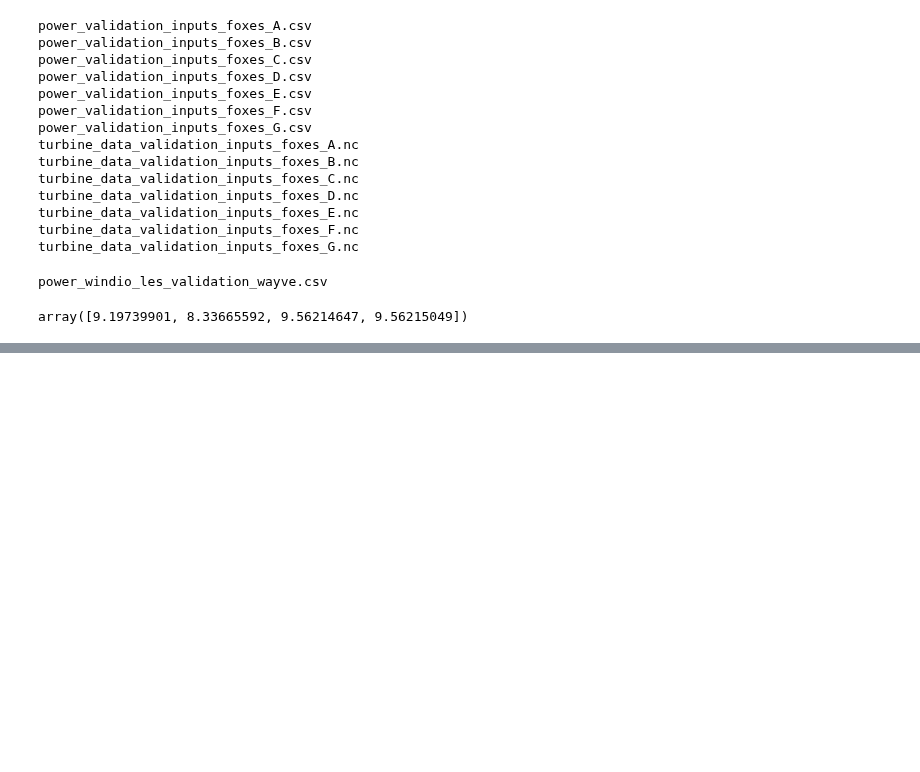
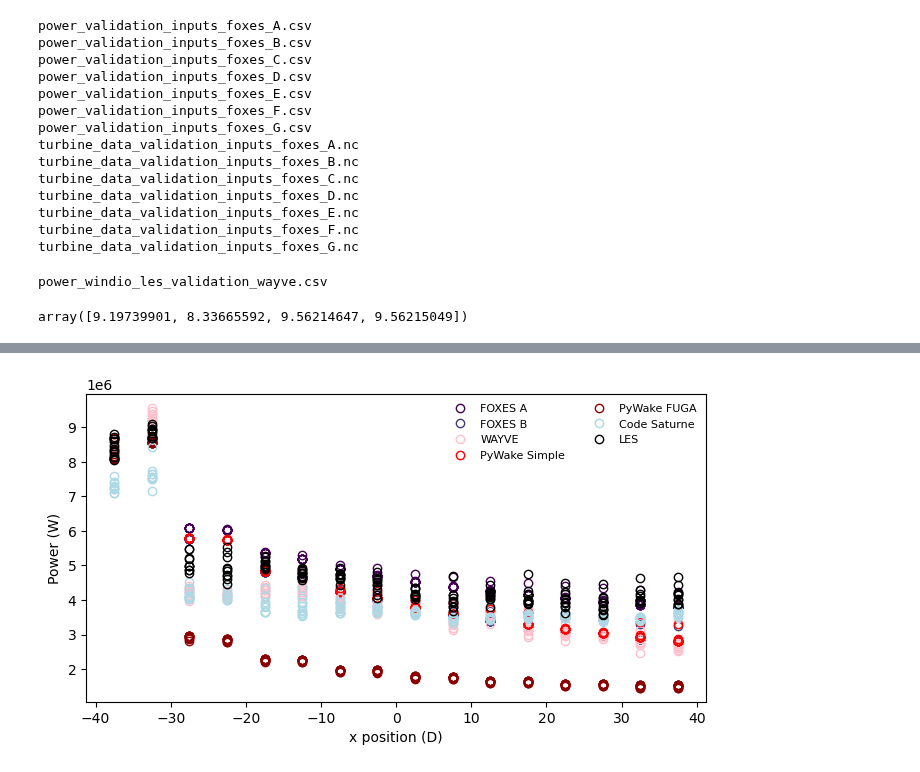
Before and after one commit to bjarketol/WIFA, a Jupyter notebook: vnv/uq_validation/validation_predictions/compare_predictions.ipynb, the cells around one changed output, grey strips where cells are left out. Cells and saved outputs as stored; diff of their text form; code cells hidden in the pictures; blank space fills up the shorter version.

```diff
--- a/vnv/uq_validation/validation_predictions/compare_predictions.ipynb
+++ b/vnv/uq_validation/validation_predictions/compare_predictions.ipynb
@@ -70,3 +72,24 @@ ok
+# %%
+D = 198.0
+x = np.array([-7425.0, -7425.0, -7425.0, -7425.0, -7425.0, -7425.0, -7425.0, -7425.0, -7425.0, -7425.0, -6435.0, -6435.0, -6435.0, -6435.0, -6435.0, -6435.0, -6435.0, -6435.0, -6435.0, -6435.0, -5445.0, -5445.0, -5445.0, -5445.0, -5445.0, -5445.0, -5445.0, -5445.0, -5445.0, -5445.0, -4455.0, -4455.0, -4455.0, -4455.0, -4455.0, -4455.0, -4455.0, -4455.0, -4455.0, -4455.0, -3465.0, -3465.0, -3465.0, -3465.0, -3465.0, -3465.0, -3465.0, -3465.0, -3465.0, -3465.0, -2475.0, -2475.0, -2475.0, -2475.0, -2475.0, -2475.0, -2475.0, -2475.0, -2475.0, -2475.0, -1485.0, -1485.0, -1485.0, -1485.0, -1485.0, -1485.0, -1485.0, -1485.0, -1485.0, -1485.0, -495.0, -495.0, -495.0, -495.0, -495.0, -495.0, -495.0, -495.0, -495.0, -495.0, 495.0, 495.0, 495.0, 495.0, 495.0, 495.0, 495.0, 495.0, 495.0, 495.0, 1485.0, 1485.0, 1485.0, 1485.0, 1485.0, 1485.0, 1485.0, 1485.0, 1485.0, 1485.0, 2475.0, 2475.0, 2475.0, 2475.0, 2475.0, 2475.0, 2475.0, 2475.0, 2475.0, 2475.0, 3465.0, 3465.0, 3465.0, 3465.0, 3465.0, 3465.0, 3465.0, 3465.0, 3465.0, 3465.0, 4455.0, 4455.0, 4455.0, 4455.0, 4455.0, 4455.0, 4455.0, 4455.0, 4455.0, 4455.0, 5445.0, 5445.0, 5445.0, 5445.0, 5445.0, 5445.0, 5445.0, 5445.0, 5445.0, 5445.0, 6435.0, 6435.0, 6435.0, 6435.0, 6435.0, 6435.0, 6435.0, 6435.0, 6435.0, 6435.0, 7425.0, 7425.0, 7425.0, 7425.0, 7425.0, 7425.0, 7425.0, 7425.0, 7425.0, 7425.0]) / D
+#y = [-4702.5, -3712.5, -2722.5, -1732.5, -742.5, 247.5, 1237.5, 2227.5, 3217.5, 4207.5, -4207.5, -3217.5, -2227.5, -1237.5, -247.5, 742.5, 1732.5, 2722.5, 3712.5, 4702.5, -4702.5, -3712.5, -2722.5, -1732.5, -742.5, 247.5, 1237.5, 2227.5, 3217.5, 4207.5, -4207.5, -3217.5, -2227.5, -1237.5, -247.5, 742.5, 1732.5, 2722.5, 3712.5, 4702.5, -4702.5, -3712.5, -2722.5, -1732.5, -742.5, 247.5, 1237.5, 2227.5, 3217.5, 4207.5, -4207.5, -3217.5, -2227.5, -1237.5, -247.5, 742.5, 1732.5, 2722.5, 3712.5, 4702.5, -4702.5, -3712.5, -2722.5, -1732.5, -742.5, 247.5, 1237.5, 2227.5, 3217.5, 4207.5, -4207.5, -3217.5, -2227.5, -1237.5, -247.5, 742.5, 1732.5, 2722.5, 3712.5, 4702.5, -4702.5, -3712.5, -2722.5, -1732.5, -742.5, 247.5, 1237.5, 2227.5, 3217.5, 4207.5, -4207.5, -3217.5, -2227.5, -1237.5, -247.5, 742.5, 1732.5, 2722.5, 3712.5, 4702.5, -4702.5, -3712.5, -2722.5, -1732.5, -742.5, 247.5, 1237.5, 2227.5, 3217.5, 4207.5, -4207.5, -3217.5, -2227.5, -1237.5, -247.5, 742.5, 1732.5, 2722.5, 3712.5, 4702.5, -4702.5, -3712.5, -2722.5, -1732.5, -742.5, 247.5, 1237.5, 2227.5, 3217.5, 4207.5, -4207.5, -3217.5, -2227.5, -1237.5, -247.5, 742.5, 1732.5, 2722.5, 3712.5, 4702.5, -4702.5, -3712.5, -2722.5, -1732.5, -742.5, 247.5, 1237.5, 2227.5, 3217.5, 4207.5, -4207.5, -3217.5, -2227.5, -1237.5, -247.5, 742.5, 1732.5, 2722.5, 3712.5, 4702.5]
+
+plt.subplots(figsize=(8, 4))
+
+#for ll in range(len(letters)):
+for ll in range(2):
+    plt.plot(x, foxes_pred[ll].isel(state=case_num).P * 1e3, c=foxes_colors[ll], label='FOXES %s' % letters[ll], marker='o', fillstyle='none', lw=0)
+plt.plot(x, wayve_dat.iloc[case_num].values[1:], c='pink', label='WAYVE', marker='o', fillstyle='none', lw=0)
+plt.plot(x, pywake_no_blockage.isel(time=case_num).Power, c=pywake_colors[0], label='PyWake Simple', marker='o', fillstyle='none', lw=0)
+plt.plot(x, pywake_blockage.isel(time=case_num).Power, c=pywake_colors[1], label='PyWake FUGA', marker='o', fillstyle='none', lw=0)
+plt.plot(x, code_saturne_dat.iloc[case_num].values[1:], c='lightblue', label='Code Saturne', marker='o', fillstyle='none', lw=0)
+plt.plot(x, les_dat.iloc[case_num].values[1:], c='k', label='LES', marker='o', fillstyle='none', lw=0)
+plt.legend(ncol=2, prop={'size': 8}, loc='upper right')
+plt.xlabel("x position (D)")
+plt.ylabel('Power (W)')
+plt.savefig('Rows.pdf')
+# %% [output]
+[figure, added]
 # %%
 import numpy as np
 import pandas as pd
```
Also changed, not shown: parts of 8 cells of this notebook.
